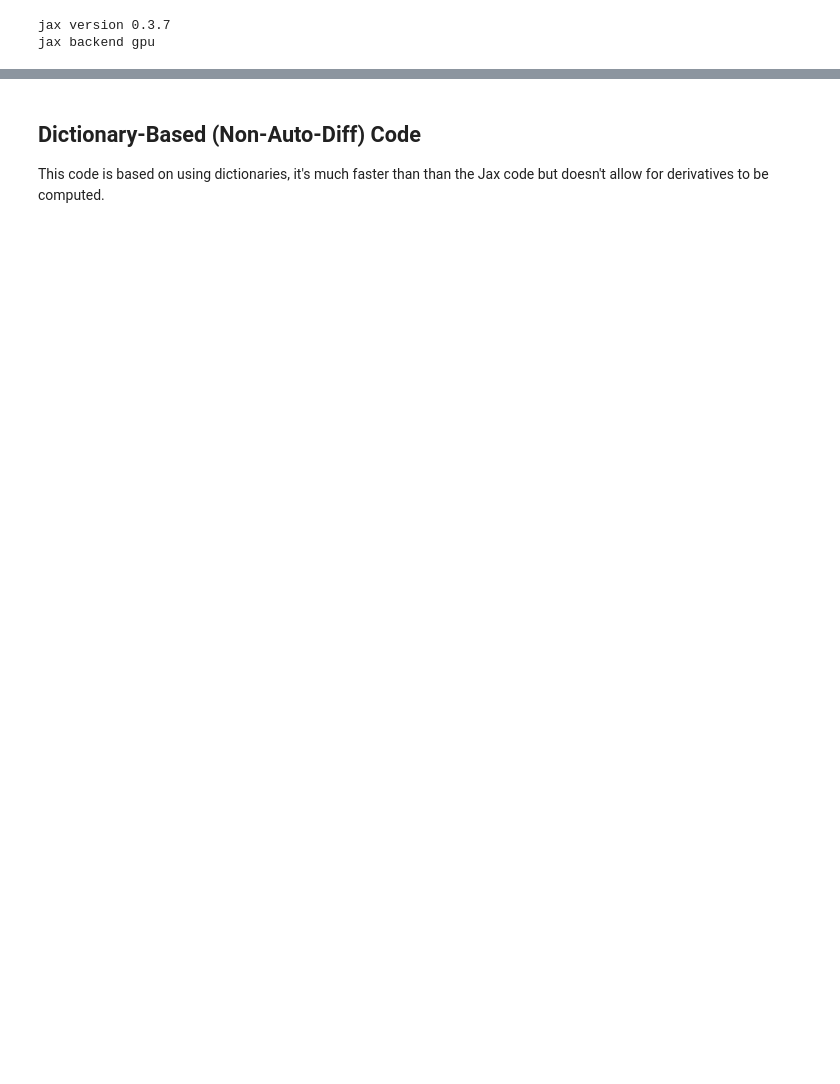
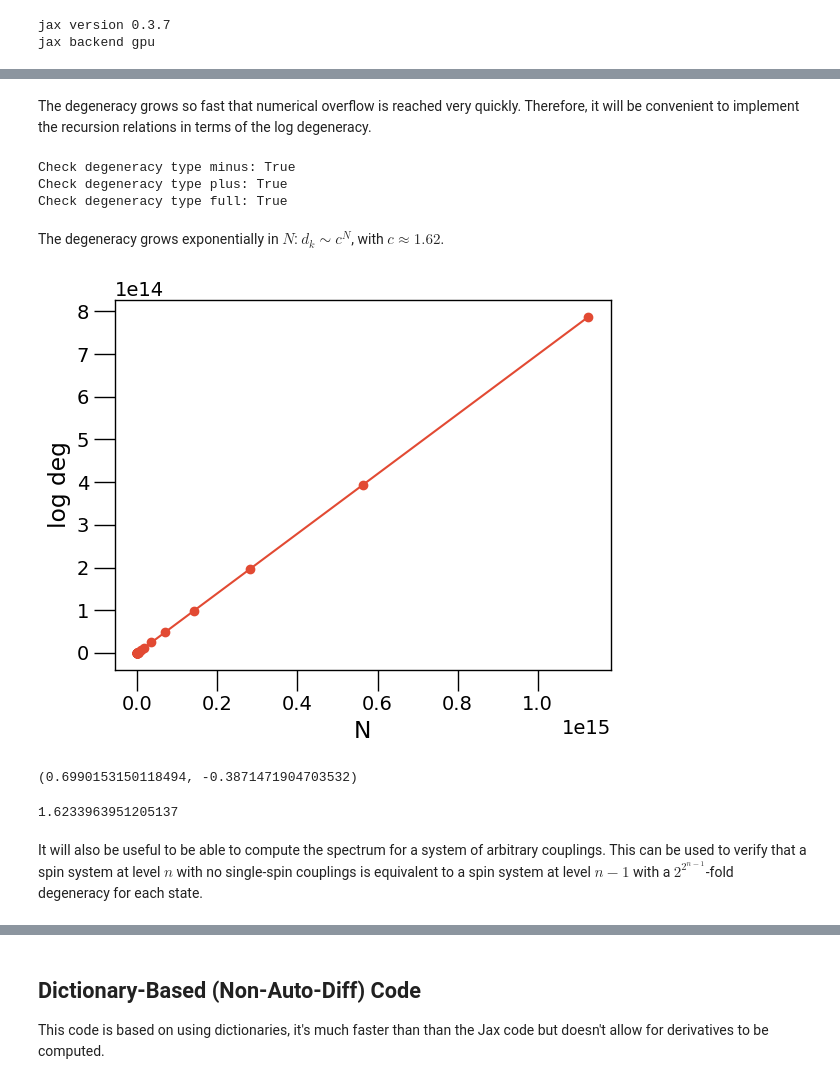
Before and after one commit to gshartnett/hierarchical, a Jupyter notebook: hierarchical parity model.ipynb, the cells around one changed output, grey strips where cells are left out. Saved outputs shown, nothing was run; the diff lists cells and outputs as text; code cells hidden in the pictures; blank space fills up the shorter version.

Commit message:
added degeneracy calculations

```diff
--- a/hierarchical parity model.ipynb
+++ b/hierarchical parity model.ipynb
@@ -61,0 +73,8 @@ if not os.path.exists('data'):
+# %%
+## the gs degeneracy obeys an interesting pattern for the anti-ferromagnetic case
+for k in range(5):
+    print('k = %i' %k)
+    print('gs energy (total)', utils.compute_uniform_gs_degen(k, -1))
+    print('gs energy (parity = 1)', utils.compute_uniform_gs_degen(k, -1, parity=1))
+    print('gs energy (parity = -1)', utils.compute_uniform_gs_degen(k, -1, parity=-1))
+    print('\n')
@@ -61,0 +131,67 @@ if not os.path.exists('data'):
+# %% [markdown]
+The degeneracy grows so fast that numerical overflow is reached very quickly. Therefore, it will be convenient to implement the recursion relations in terms of the log degeneracy.
+# %%
+def log_degeneracy(n):
+    '''
+    Implements the recursion relations for the gs degeneracies of the
+    anti-ferromagnetic uniform model for levels k = 0, ..., n.
+    '''
+    gplus = {0: 0.0}
+    gminus = {0: 0.0}
+    gfull = {0: 0.0}
+    for k in range(1,n+1):
+        gminus[k] = 1 + gminus[k-1] + gplus[k-1]
+        if k % 2 == 0:
+            gplus[k] = 2*gminus[k-1] + onp.log(1 + 2**(2*(gplus[k-1]-gminus[k-1])))/onp.log(2)
+            gfull[k] = gminus[k]
+        else:
+            gplus[k] = 2*gminus[k-1]
+            gfull[k] = gminus[k] + onp.log(1 + 2**(gplus[k]-gminus[k]))/onp.log(2)
+    return {'minus':gminus, 'plus':gplus, 'full':gfull}
+# %%
+## check
+n = 6
+deg = degeneracy(n)
+log_deg = log_degeneracy(n)
+
+for s in ['minus', 'plus', 'full']:
+    print('Check degeneracy type %s: %r' %(s, onp.allclose(onp.log(onp.asarray(list(deg[s].values())))/onp.log(2), onp.asarray(list(log_deg[s].values())))))
+# %% [output]
+Check degeneracy type minus: True
+Check degeneracy type plus: True
+Check degeneracy type full: True
+# %% [markdown]
+The degeneracy grows exponentially in $N$: $d_k \sim c^N$, with $c \approx 1.62$.
+# %%
+n = 50
+log_deg = log_degeneracy(n)
+
+Nvalues = 2.0**onp.asarray(list(log_deg['minus'].keys()))
+log_deg_values = onp.asarray(list(log_deg['full'].values()))
+
+fig, ax = plt.subplots()
+ax.plot(Nvalues, log_deg_values, '-o')
+ax.set_xlabel('N')
+ax.set_ylabel('log deg')
+#ax.set_yscale('log')
+#ax.minorticks_on()
+#ax.yaxis.get_ticklocs(minor=True)
+#ax.minorticks_on()
+## tricky to get minor axes on y axis because of log scale
+
+plt.show()
+# %% [output]
+[figure, added]
+# %%
+## do a linear fit
+m, b = onp.polyfit(Nvalues[5:], log_deg_values[5:], 1)
+m, b
+# %% [output]
+(0.6990153150118494, -0.3871471904703532)
+# %%
+## the c constant in d \sim c^N
+2**m
+# %% [output]
+1.6233963951205137
+# %% [markdown]
+It will also be useful to be able to compute the spectrum for a system of arbitrary couplings. This can be used to verify that a spin system at level $n$ with no single-spin couplings is equivalent to a spin system at level $n-1$ with a $2^{2^{n-1}}$-fold degeneracy for each state.
```
Also changed, not shown: parts of 33 cells of this notebook, 1 other file.
